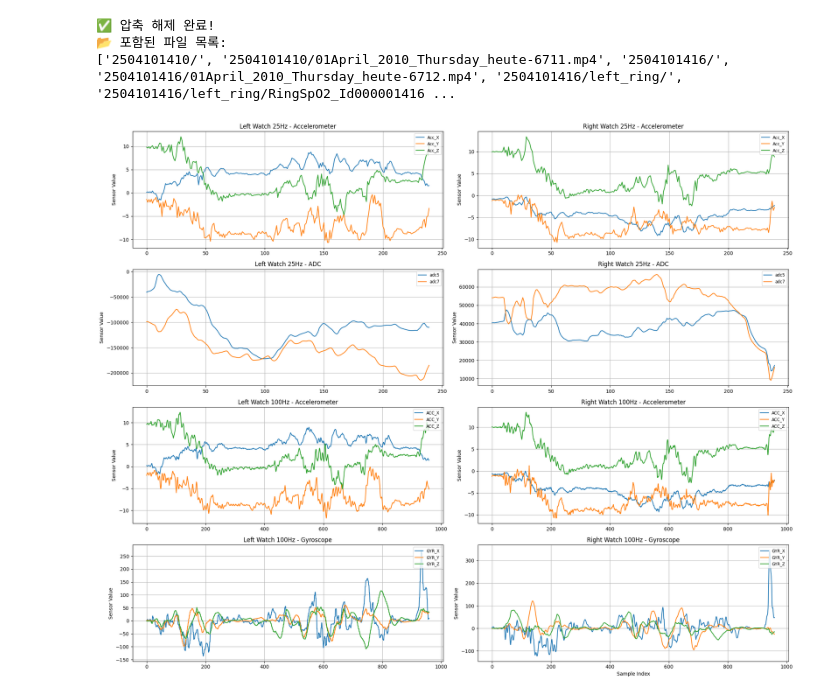
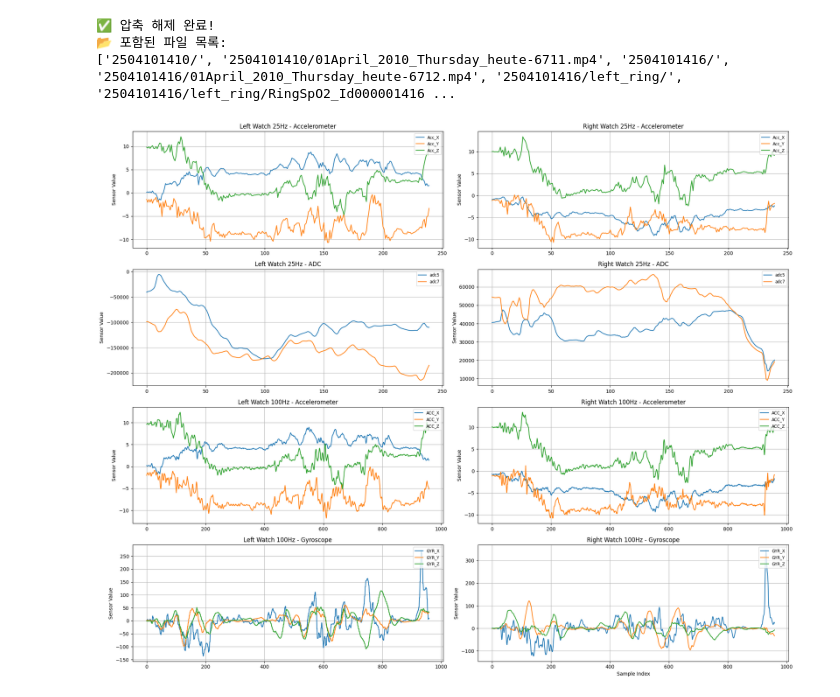
Before and after one commit to uiinlee/colab, a Jupyter notebook: watch_ring.ipynb, the cells around one changed output. Cells and saved outputs as stored; diff of their text form; code cells hidden in the pictures.

```diff
--- a/watch_ring.ipynb
+++ b/watch_ring.ipynb
@@ -535,37 +535,37 @@ fig, axs = plt.subplots(4, 2, figsize=(20, 16))
 # 각 subplot 그리기
 for i, label in enumerate(cols_acc_25Hz):
     axs[0, 0].plot(left_25[475:715, i], label=label)
-    axs[0, 1].plot(right_25[420:660, i], label=label)
+    axs[0, 1].plot(right_25[423:663, i], label=label)
 axs[0, 0].set_title('Left Watch 25Hz - Accelerometer')
 axs[0, 1].set_title('Right Watch 25Hz - Accelerometer')
 
 for i, label in enumerate(cols_adc_25Hz):
     axs[1, 0].plot(left_25[475:715, i + 3], label=label)  # index 3,4
-    axs[1, 1].plot(right_25[420:660, i + 3], label=label)
+    axs[1, 1].plot(right_25[423:663, i + 3], label=label)
 axs[1, 0].set_title('Left Watch 25Hz - ADC')
 axs[1, 1].set_title('Right Watch 25Hz - ADC')
 
 for i, label in enumerate(cols_acc_100Hz):
     axs[2, 0].plot(left_100[1900:2860, i], label=label)
-    axs[2, 1].plot(right_100[1680:2640, i], label=label)
+    axs[2, 1].plot(right_100[1692:2652, i], label=label)
 axs[2, 0].set_title('Left Watch 100Hz - Accelerometer')
 axs[2, 1].set_title('Right Watch 100Hz - Accelerometer')
 
 for i, label in enumerate(cols_gyro_100Hz):
     axs[3, 0].plot(left_100[1900:2860, i + 3], label=label)  # index 3,4,5
-    axs[3, 1].plot(right_100[1680:2640, i + 3], label=label)
+    axs[3, 1].plot(right_100[1692:2652, i + 3], label=label)
 axs[3, 0].set_title('Left Watch 100Hz - Gyroscope')
 axs[3, 1].set_title('Right Watch 100Hz - Gyroscope')
 
 # 공통 설정
 for row in axs:
     for ax in row:
         ax.set_ylabel('Sensor Value')
         ax.legend(loc='upper right', fontsize='small')
         ax.grid(True)
 
 plt.xlabel('Sample Index')
 plt.tight_layout()
 plt.show()
 # %% [output]
-[figure, old version]
+[figure, new version]
```
